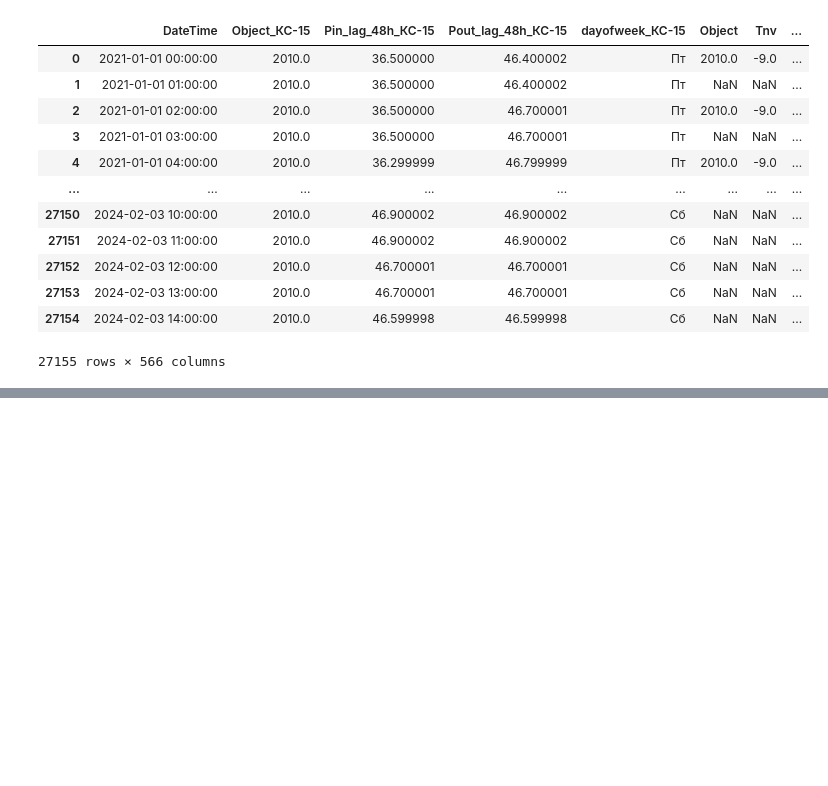
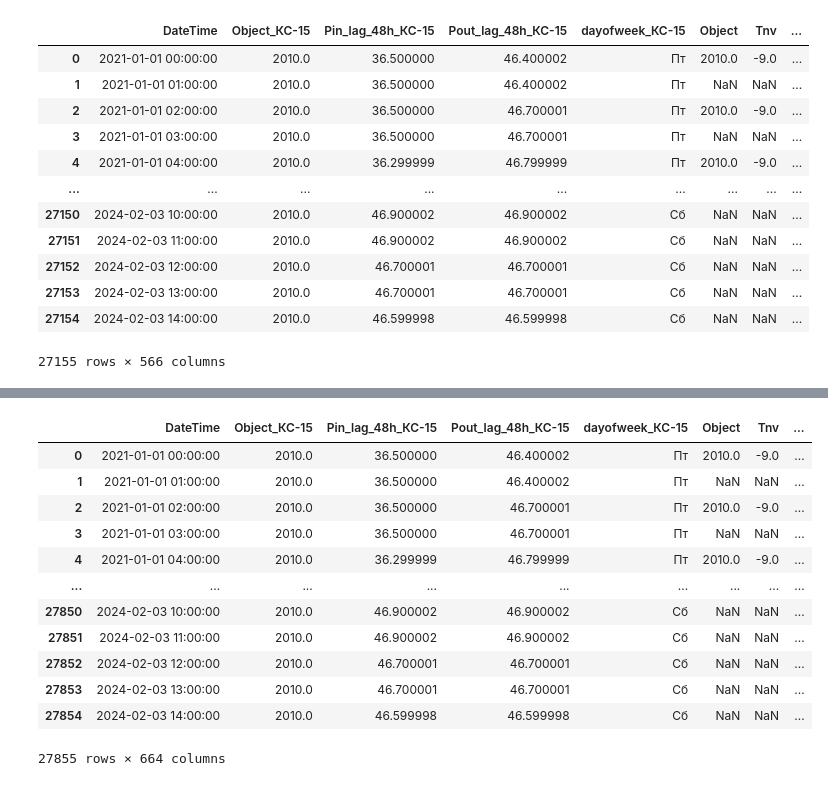
Before and after one commit to StarI3oy/DataScience, a Jupyter notebook: First_Look.ipynb, the cells around one changed output, grey strips where cells are left out. Cells and saved outputs as stored; diff of their text form; code cells hidden in the pictures; blank space fills up the shorter version.

```diff
--- a/First_Look.ipynb
+++ b/First_Look.ipynb
@@ -251,0 +232,2 @@ MergeError: No common columns to perform merge on. Merge options: left_on=None,
+# %%
+main = pd.DataFrame()
@@ -251,0 +238,15 @@ MergeError: No common columns to perform merge on. Merge options: left_on=None,
+# %%
+flag = 1
+# merge = t_set
+for i in test_df.keys():
+    for j in test_df[i].keys():
+        buffer = test_df[i][j].rename(lambda x: x+ ("_"+ i  )*int( x != "Дата"), axis='columns')
+        buffer.rename(columns={'Дата':'DateTime'}, inplace=True)
+        merge=pd.merge(t_set, buffer, on="DateTime", how="left")
+        # merge=t_set.join(buffer, left_on="DateTime", right_on="Дата")
+        print(i)
+        if flag == 1:
+            flag = 0
+            main = merge
+        else:
+            main = pd.merge(main, merge)
@@ -251,0 +268,2 @@ MergeError: No common columns to perform merge on. Merge options: left_on=None,
+# %%
+main.columns = main.columns.str.replace(r"\n", "_", regex=True)
@@ -255,0 +300,18 @@ datetime.datetime
+# %%
+save = main
+# %%
+save
+# %% [output]
+|  | DateTime | Object_КС-15 | Pin_lag_48h_КС-15 | Pout_lag_48h_КС-15 | dayofweek_КС-15 | Object | Tnv | ... |
+| 0 | 2021-01-01 00:00:00 | 2010.0 | 36.500000 | 46.400002 | Пт | 2010.0 | -9.0 | ... |
+| 1 | 2021-01-01 01:00:00 | 2010.0 | 36.500000 | 46.400002 | Пт | NaN | NaN | ... |
+| 2 | 2021-01-01 02:00:00 | 2010.0 | 36.500000 | 46.700001 | Пт | 2010.0 | -9.0 | ... |
+| 3 | 2021-01-01 03:00:00 | 2010.0 | 36.500000 | 46.700001 | Пт | NaN | NaN | ... |
+| 4 | 2021-01-01 04:00:00 | 2010.0 | 36.299999 | 46.799999 | Пт | 2010.0 | -9.0 | ... |
+| ... | ... | ... | ... | ... | ... | ... | ... | ... |
+| 27850 | 2024-02-03 10:00:00 | 2010.0 | 46.900002 | 46.900002 | Сб | NaN | NaN | ... |
+| 27851 | 2024-02-03 11:00:00 | 2010.0 | 46.900002 | 46.900002 | Сб | NaN | NaN | ... |
+| 27852 | 2024-02-03 12:00:00 | 2010.0 | 46.700001 | 46.700001 | Сб | NaN | NaN | ... |
+| 27853 | 2024-02-03 13:00:00 | 2010.0 | 46.700001 | 46.700001 | Сб | NaN | NaN | ... |
+| 27854 | 2024-02-03 14:00:00 | 2010.0 | 46.599998 | 46.599998 | Сб | NaN | NaN | ... |
+27855 rows × 664 columns
```
Also changed, not shown: parts of 15 cells of this notebook, 4 other files.
